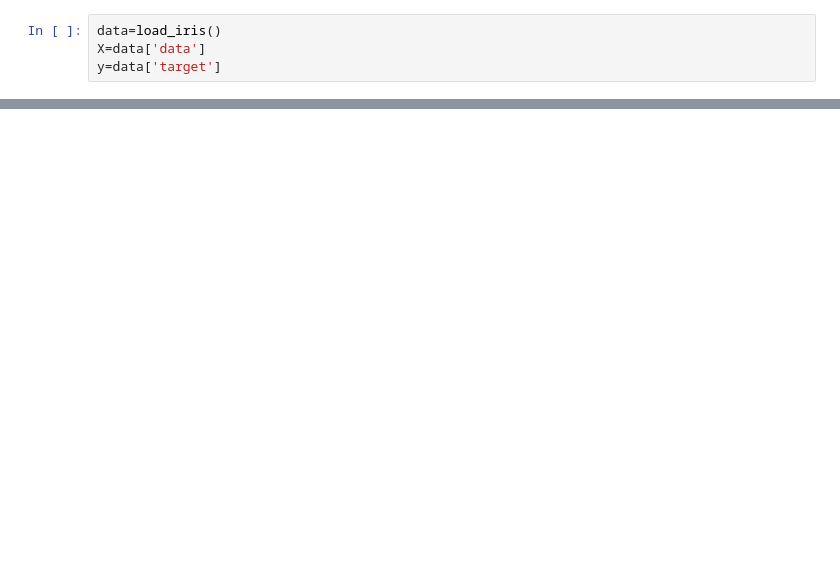
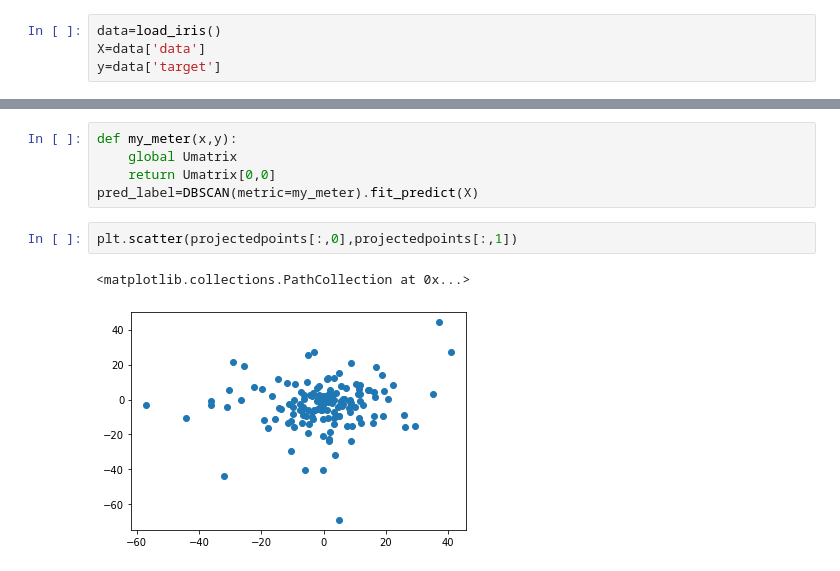
Before and after one commit to mahdialipoo/AI_project7, a Jupyter notebook: DBS.ipynb, the cells around one changed output, grey strips where cells are left out. Cells and saved outputs as stored; diff of their text form; blank space fills up the shorter version.

```diff
--- a/DBS.ipynb
+++ b/DBS.ipynb
@@ -102,0 +462,10 @@ calculate_payoff(initialize_databots(N, grid_size,D=D,R_max=Rmax))
+# %%
+def my_meter(x,y):
+    global Umatrix
+    return Umatrix[0,0]
+pred_label=DBSCAN(metric=my_meter).fit_predict(X)
+# %%
+plt.scatter(projectedpoints[:,0],projectedpoints[:,1])
+# %% [output]
+<matplotlib.collections.PathCollection at 0x...>
+[figure, added]
```
Also changed, not shown: parts of 22 cells of this notebook.
